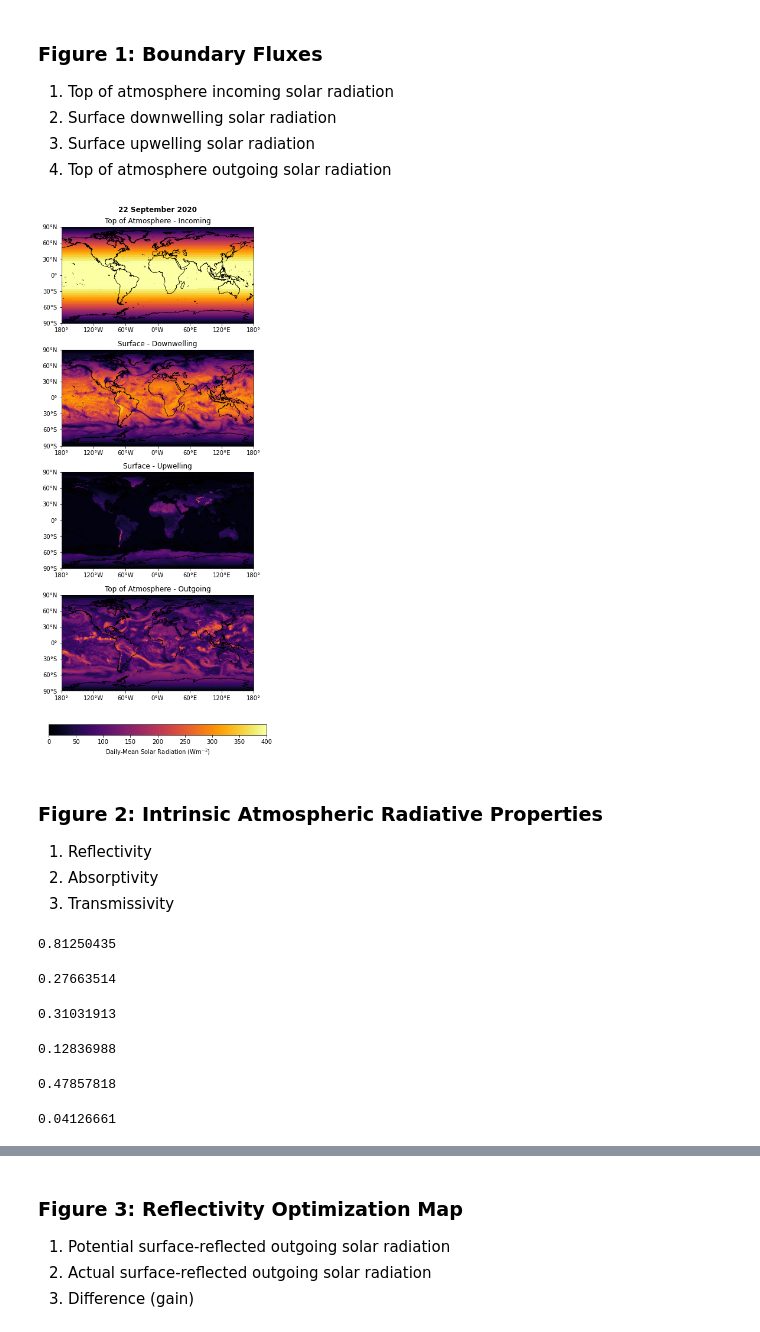
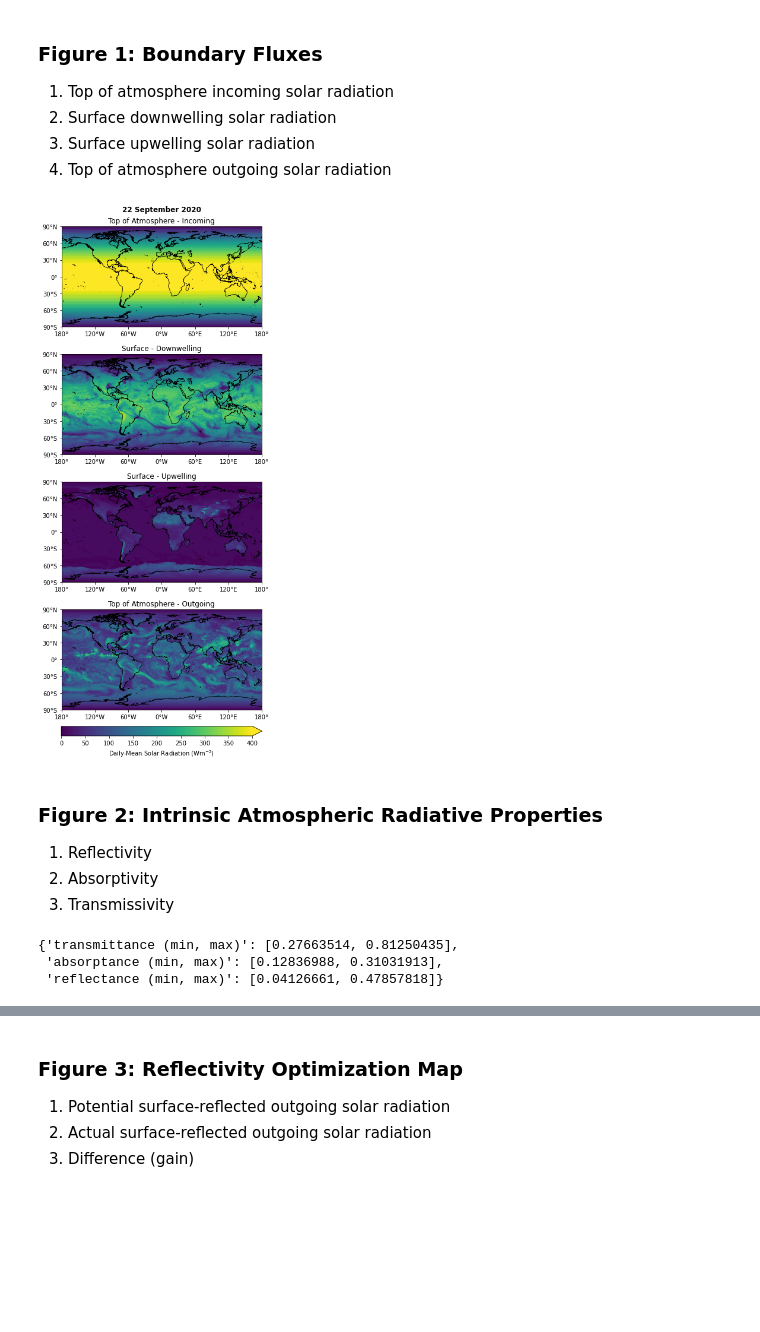
Before and after one commit to ReflectiveEarth/reflective-potential, a Jupyter notebook: notebooks/05-Visualize.ipynb, the cells around one changed output, grey strips where cells are left out. Saved outputs shown, nothing was run; the diff lists cells and outputs as text; code cells hidden in the pictures; blank space fills up the shorter version.

Commit message:
Update visualizations

```diff
--- a/notebooks/05-Visualize.ipynb
+++ b/notebooks/05-Visualize.ipynb
@@ -112,30 +112,30 @@ ssru = era5_daily.ssru.isel(time=0).data
 # %%
 fig, axs = plt.subplots(4, 1, figsize=(11,14),
                         subplot_kw=dict(projection=ccrs.PlateCarree()))
-
+cmap = cm.viridis
 ax1 = axs[0]
 ax2 = axs[1]
 ax3 = axs[2]
 ax4 = axs[3]
 
-plot_geodata(ax1, lats, lons, tisr, 40, "inferno", "Top of Atmosphere - Incoming")
-plot_geodata(ax2, lats, lons, ssrd, 40, "inferno", "Surface - Downwelling")
-plot_geodata(ax3, lats, lons, ssru, 40, "inferno", "Surface - Upwelling")
-plot_geodata(ax4, lats, lons, tosr, 40, "inferno", "Top of Atmosphere - Outgoing")
+plot_geodata(ax1, lats, lons, tisr, 40, 400, cmap, "Top of Atmosphere - Incoming")
+plot_geodata(ax2, lats, lons, ssrd, 40, 400, cmap, "Surface - Downwelling")
+plot_geodata(ax3, lats, lons, ssru, 40, 400, cmap, "Surface - Upwelling")
+plot_geodata(ax4, lats, lons, tosr, 40, 400, cmap, "Top of Atmosphere - Outgoing")
 
 fig.tight_layout(pad=2.0)
 fig.suptitle("22 September 2020",
              y=0.999, fontweight="bold")
 cbar = fig.colorbar(cm.ScalarMappable(norm=colors.Normalize(vmin=0, vmax=400),
-                                      cmap="inferno"),
-                    ax=axs, orientation='horizontal', fraction=.1, shrink=0.49,
-                    pad=0.06)
+                                      cmap=cmap),
+                    ax=axs, orientation='horizontal', fraction=.1, shrink=0.45,
+                    pad=0.03, extend="max")
 cbar.ax.xaxis.set_ticks(np.arange(0, 401, 50), minor=True)
 cbar.set_label("Daily-Mean Solar Radiation ($\mathrm{W m^{-2}}$)")
-#plt.savefig(os.path.join(data_dir, "RER1_Fig1.png"),
-#            dpi=300, bbox_inches="tight")
+plt.savefig(os.path.join(data_dir, "RER1_Fig1.png"),
+            dpi=300, bbox_inches="tight", facecolor="white")
 # %% [output]
-[figure, old version]
+[figure, new version]
 # %% [markdown]
 ### Figure 2: Intrinsic Atmospheric Radiative Properties
 
@@ -151,29 +151,13 @@ reflectivity = rom_analysis.r.data
 transmissivity = rom_analysis.t.data
 absorptivity = rom_analysis.a.data
 # %%
-transmissivity.max()
+{"transmittance (min, max)": [transmissivity.min(), transmissivity.max()],
+ "absorptance (min, max)": [absorptivity.min(), absorptivity.max()],
+ "reflectance (min, max)": [reflectivity.min(), reflectivity.max()]}
 # %% [output]
-0.81250435
+{'transmittance (min, max)': [0.27663514, 0.81250435],
+ 'absorptance (min, max)': [0.12836988, 0.31031913],
+ 'reflectance (min, max)': [0.04126661, 0.47857818]}
-# %%
-transmissivity.min()
-# %% [output]
-0.27663514
-# %%
-absorptivity.max()
-# %% [output]
-0.31031913
-# %%
-absorptivity.min()
-# %% [output]
-0.12836988
-# %%
-reflectivity.max()
-# %% [output]
-0.47857818
-# %%
-reflectivity.min()
-# %% [output]
-0.04126661
 # %%
 fig, axs = plt.subplots(3, 1, figsize=(11,10),
                         subplot_kw=dict(projection=ccrs.PlateCarree()))
```
Also changed, not shown: parts of 5 cells of this notebook.
